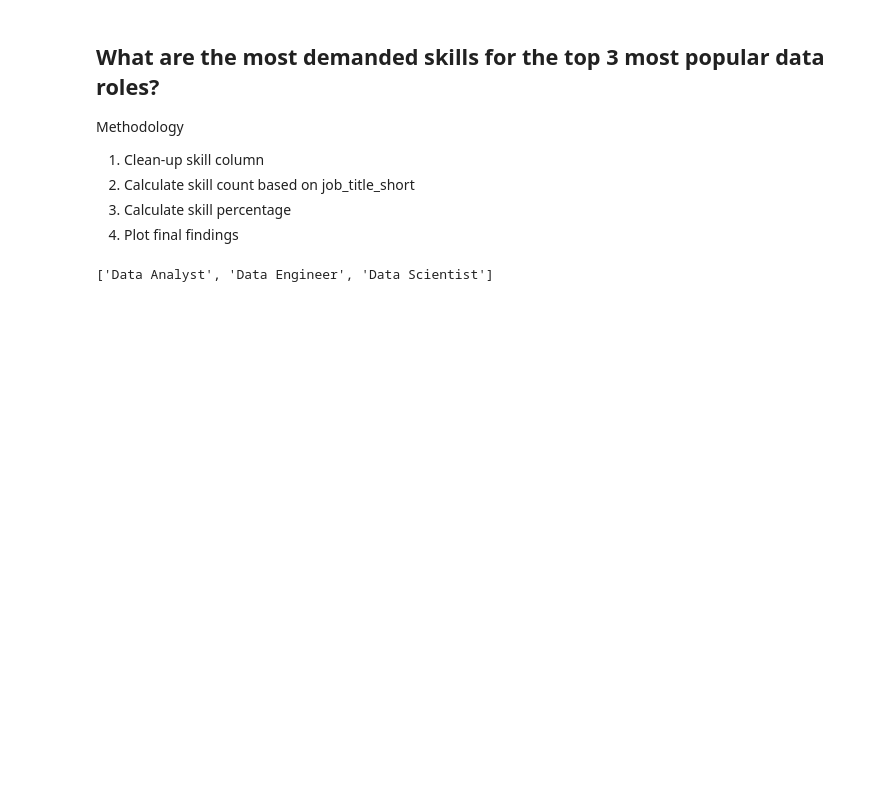
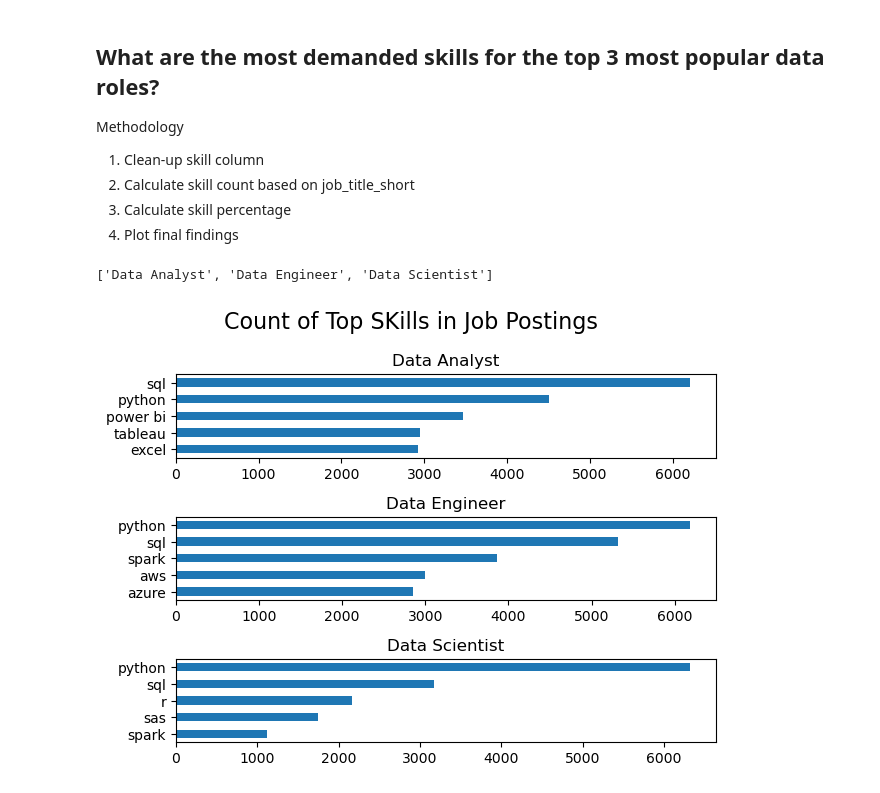
Before and after one commit to nikitha108/Project_Data, a Jupyter notebook: skills_demand.ipynb, the cells around one changed output. Drawn from its saved outputs; the diff is of its cells as text; code cells hidden in the pictures; blank space fills up the shorter version.

```diff
--- a/skills_demand.ipynb
+++ b/skills_demand.ipynb
@@ -41,8 +41,18 @@ job_titles = sorted(job_titles[0:3])
 job_titles
 # %% [output]
 ['Data Analyst', 'Data Engineer', 'Data Scientist']
-# %%
-fig , ax = plt.subplots(len(job_titles), 1)
-
-for i, job_title in enumerate(job_titles):
-     df_plot = df_skills_count[df_skills_count
+# %%
+fig , ax = plt.subplots(len(job_titles), 1)
+
+for i, job_title in enumerate(job_titles):
+     df_plot = df_skills_count[df_skills_count['job_title_short']==job_title].head(5)
+     df_plot.plot(kind='barh',x='job_skills',y='skill_count',ax=ax[i],title=job_title)
+     ax[i].invert_yaxis()
+     ax[i].set_ylabel('')
+     ax[i].legend().set_visible(False)
+
+fig.suptitle('Count of Top SKills in Job Postings', fontsize=16)
+fig.tight_layout()
+plt.show()
+# %% [output]
+[figure, added]
```
Also changed, not shown: parts of 6 cells of this notebook, 3 other files.
